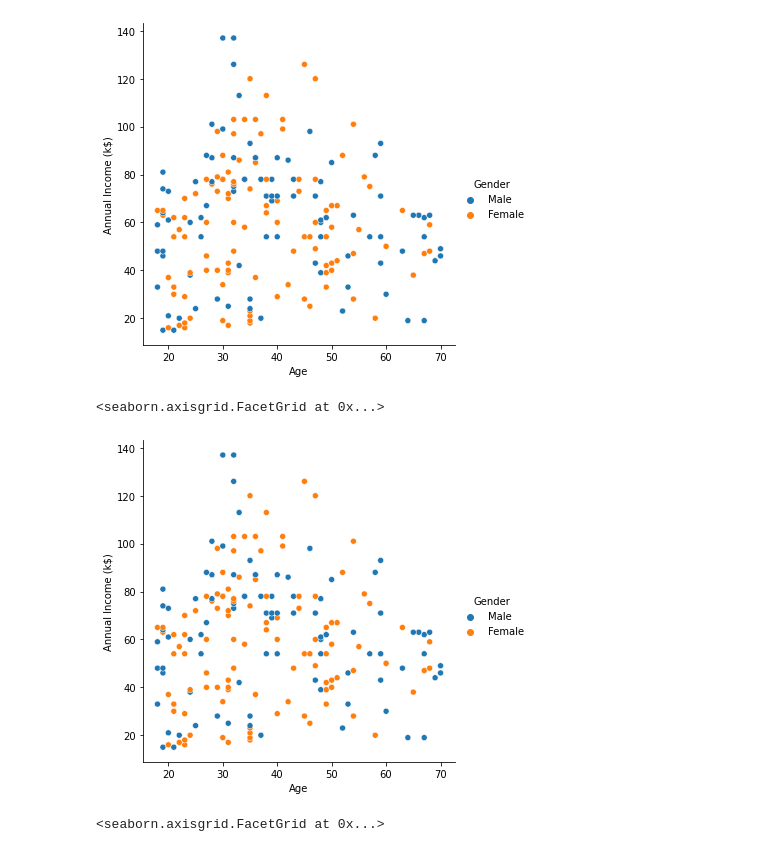
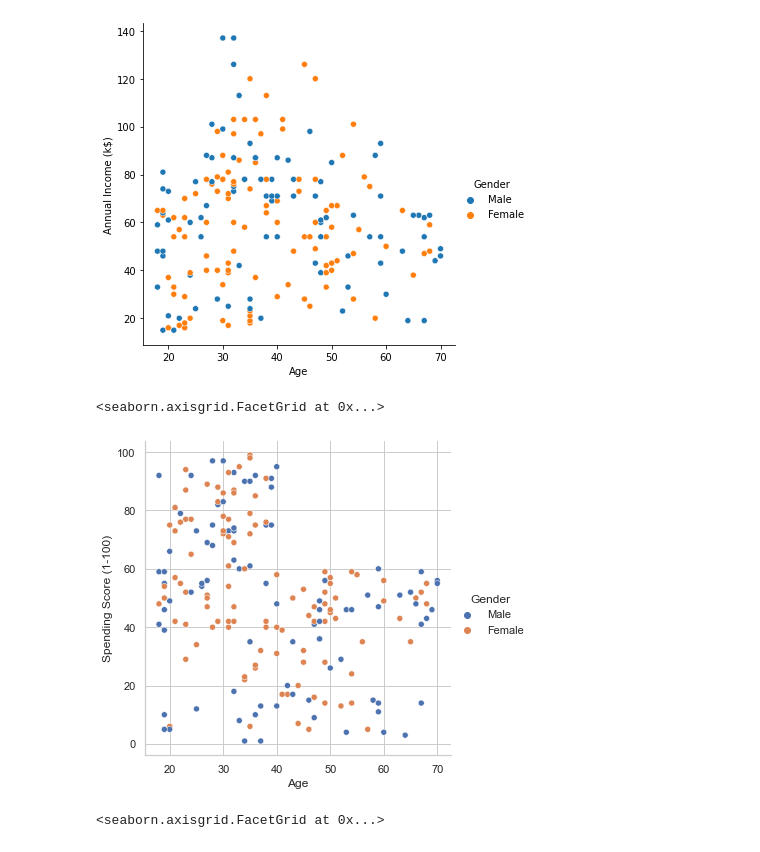
Before and after one commit to aritra741/Exploratory-Data-Analysis, a Jupyter notebook: Mall Customers.ipynb, the cells around one changed output. Cells and saved outputs as stored; diff of their text form; code cells hidden in the pictures.

```diff
--- a/Mall Customers.ipynb
+++ b/Mall Customers.ipynb
@@ -83,10 +85,10 @@ sns.relplot(x= 'Age', y= 'Annual Income (k$)', hue= 'Gender', data= data)
 <seaborn.axisgrid.FacetGrid at 0x...>
 [figure]
 # %%
-sns.relplot(x= 'Age', y= 'Annual Income (k$)', hue= 'Gender', data= data)
+sns.relplot(x= 'Age', y= 'Spending Score (1-100)', hue= 'Gender', data= data)
 # %% [output]
 <seaborn.axisgrid.FacetGrid at 0x...>
-[figure, old version]
+[figure, new version]
 # %%
 sns.displot(data['Age'], bins= 5)
 # %% [output]
```
Also changed, not shown: parts of 8 cells of this notebook.
